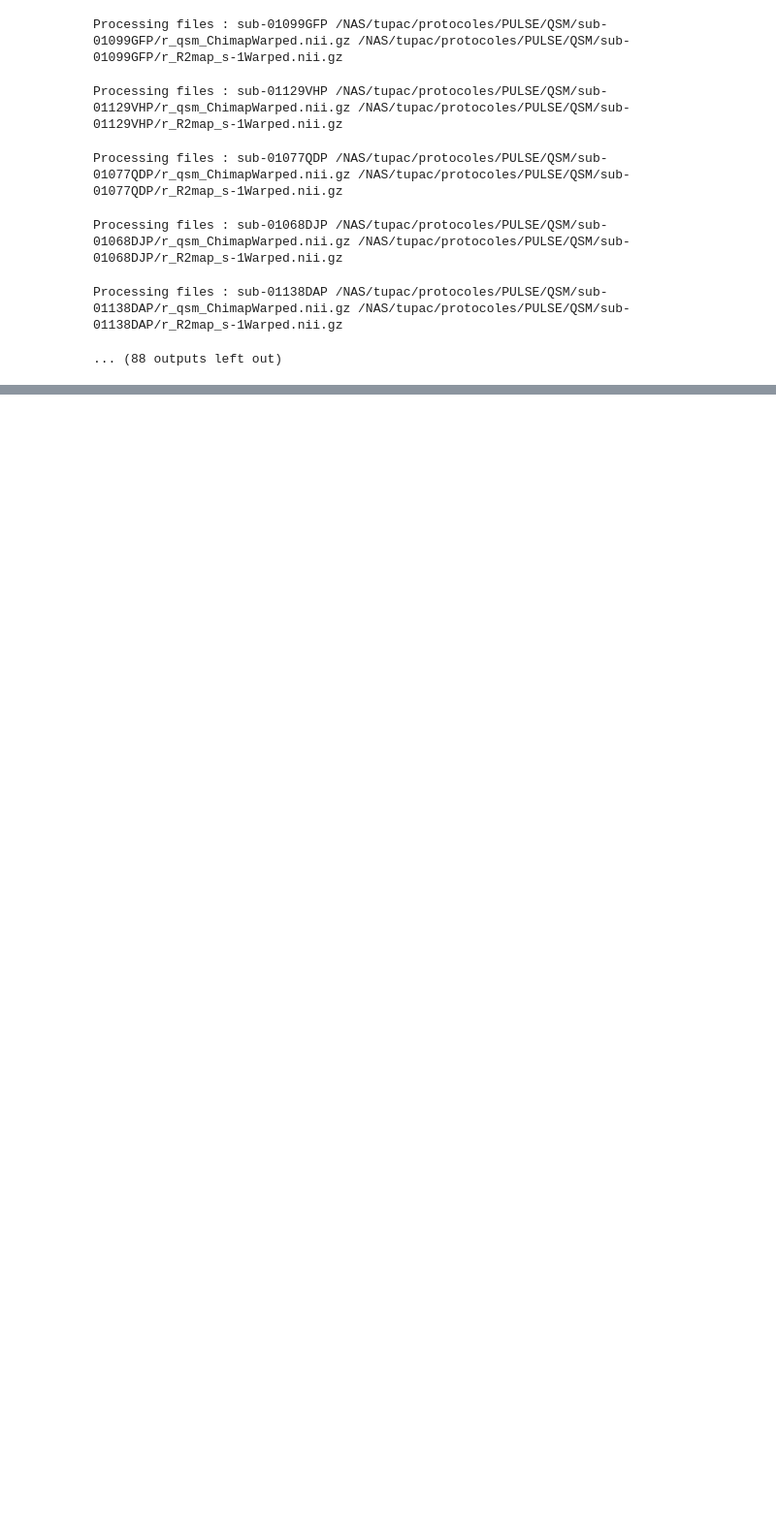
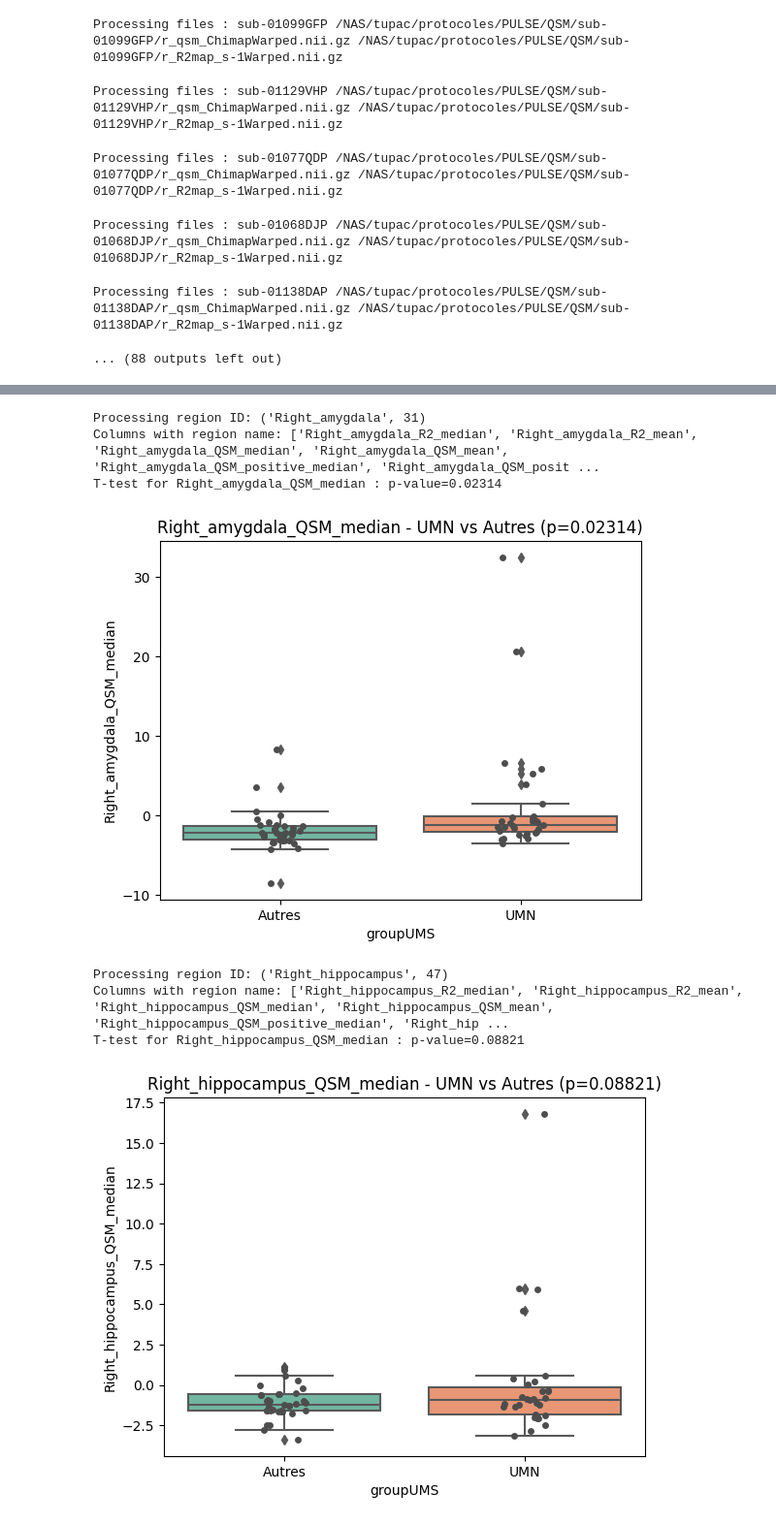
Before and after one commit to RomainViardLille/LiiFE, a Jupyter notebook: PULSE_Pirozzi.ipynb, the cells around one changed output, grey strips where cells are left out. Shown at 97% size. Drawn from its saved outputs; the diff is of its cells as text; code cells hidden in the pictures; blank space fills up the shorter version.

```diff
--- a/PULSE_Pirozzi.ipynb
+++ b/PULSE_Pirozzi.ipynb
@@ -383,0 +461,4 @@ for region_name, region_id in amygdala_hippocampus_regions.items():
+# %%
+# Ajouter une colonne 'groupUMS' en fonction d'une condition
+df_test['groupUMS'] = df_test['SITE_APP'].apply(lambda x: 'UMN' if x in ['Membre supérieur'] else 'Autres')
+print(df_test[['SITE_APP', 'groupUMS']])
@@ -383,0 +481,15 @@ for region_name, region_id in amygdala_hippocampus_regions.items():
+# %%
+for region_name, region_id in amygdala_hippocampus_regions.items():
+    print(f"Processing region ID: {region_name, region_id}")
+    columns_with_region_name = [col for col in df_test.columns if region_name in col]
+    print(f"Columns with region name: {columns_with_region_name[1:]}")
+    lbr.test_covar_funcOnTwoGroups(columns_with_region_name[3:4], df_test, 'groupUMS', 'UMN', 'Autres',1)
+# %% [output]
+Processing region ID: ('Right_amygdala', 31)
+Columns with region name: ['Right_amygdala_R2_median', 'Right_amygdala_R2_mean', 'Right_amygdala_QSM_median', 'Right_amygdala_QSM_mean', 'Right_amygdala_QSM_positive_median', 'Right_amygdala_QSM_posit ...
+T-test for Right_amygdala_QSM_median : p-value=0.02314
+[figure, added]
+Processing region ID: ('Right_hippocampus', 47)
+Columns with region name: ['Right_hippocampus_R2_median', 'Right_hippocampus_R2_mean', 'Right_hippocampus_QSM_median', 'Right_hippocampus_QSM_mean', 'Right_hippocampus_QSM_positive_median', 'Right_hip ...
+T-test for Right_hippocampus_QSM_median : p-value=0.08821
+[figure, added]
```
Also changed, not shown: parts of 12 cells of this notebook, 1 other file.
